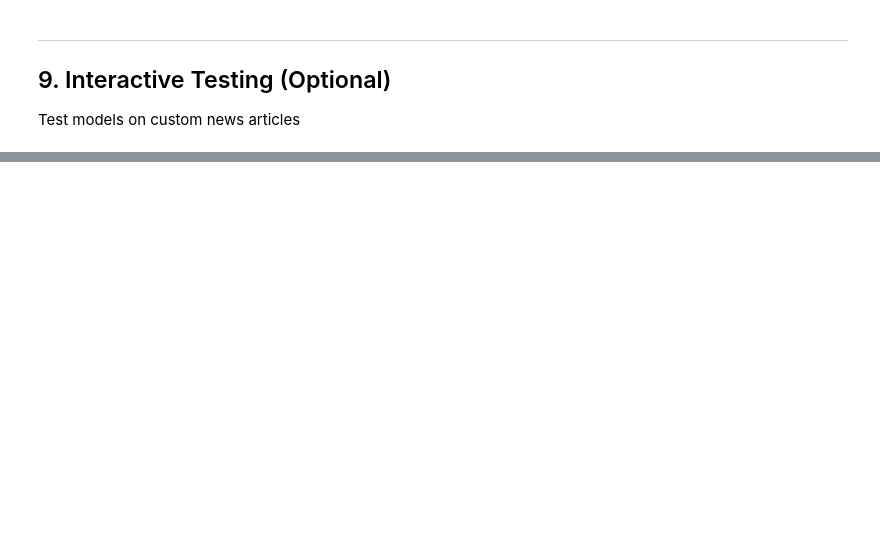
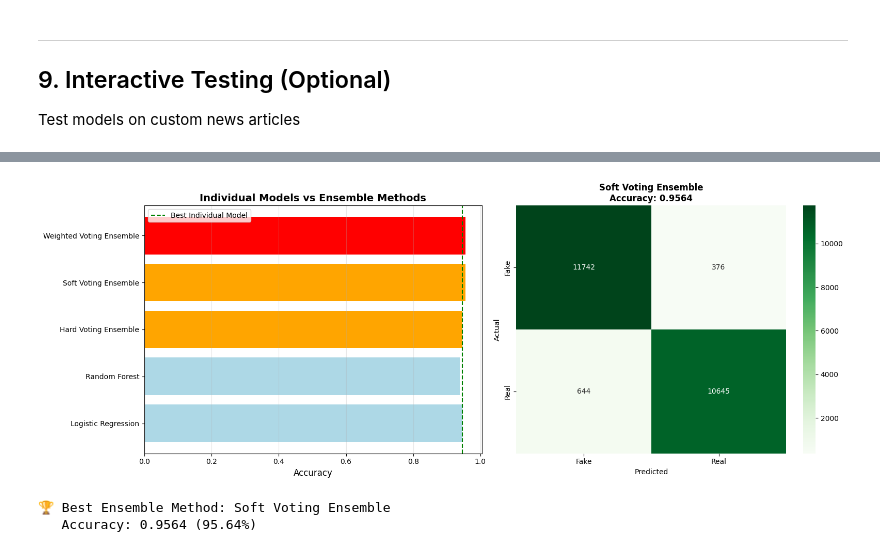
Before and after one commit to pranavkattel/Real_fake_news_detection, a Jupyter notebook: multi_model_fake_news_detection.ipynb, the cells around one changed output, grey strips where cells are left out. Drawn from its saved outputs; the diff is of its cells as text; code cells hidden in the pictures; blank space fills up the shorter version.

```diff
--- a/multi_model_fake_news_detection.ipynb
+++ b/multi_model_fake_news_detection.ipynb
@@ -804,0 +797,39 @@ OSError: [WinError 1114] A dynamic link library (DLL) initialization routine fai
+# %%
+# Visualize Ensemble Performance
+fig, axes = plt.subplots(1, 2, figsize=(16, 6))
+
+# Compare individual models vs ensemble
+ensemble_models = ['Logistic Regression', 'Random Forest',
+                   'Hard Voting Ensemble', 'Soft Voting Ensemble', 'Weighted Voting Ensemble']
+ensemble_acc = [results[m]['accuracy'] for m in ensemble_models]
+
+colors_list = ['lightblue', 'lightblue', 'orange', 'orange', 'red']
+axes[0].barh(ensemble_models, ensemble_acc, color=colors_list)
+axes[0].set_xlabel('Accuracy', fontsize=12)
+axes[0].set_title('Individual Models vs Ensemble Methods', fontsize=14, fontweight='bold')
+axes[0].grid(axis='x', alpha=0.3)
+axes[0].axvline(x=max([results[m]['accuracy'] for m in ['Logistic Regression', 'Random Forest']]),
+                color='green', linestyle='--', label='Best Individual Model')
+axes[0].legend()
+
+# Confusion Matrix for Best Ensemble
+best_ensemble = max(['Hard Voting Ensemble', 'Soft Voting Ensemble', 'Weighted Voting Ensemble'],
+                    key=lambda x: results[x]['accuracy'])
+cm = results[best_ensemble]['confusion_matrix']
+sns.heatmap(cm, annot=True, fmt='d', cmap='Greens', ax=axes[1],
+            xticklabels=['Fake', 'Real'],
+            yticklabels=['Fake', 'Real'])
+axes[1].set_title(f"{best_ensemble}\nAccuracy: {results[best_ensemble]['accuracy']:.4f}",
+                 fontsize=12, fontweight='bold')
+axes[1].set_ylabel('Actual')
+axes[1].set_xlabel('Predicted')
+
+plt.tight_layout()
+plt.show()
+
+print(f"\n🏆 Best Ensemble Method: {best_ensemble}")
+print(f"   Accuracy: {results[best_ensemble]['accuracy']:.4f} ({results[best_ensemble]['accuracy']*100:.2f}%)")
+# %% [output]
+[figure, added]
+🏆 Best Ensemble Method: Soft Voting Ensemble
+   Accuracy: 0.9564 (95.64%)
```
Also changed, not shown: parts of 23 cells of this notebook, 1 other file.
